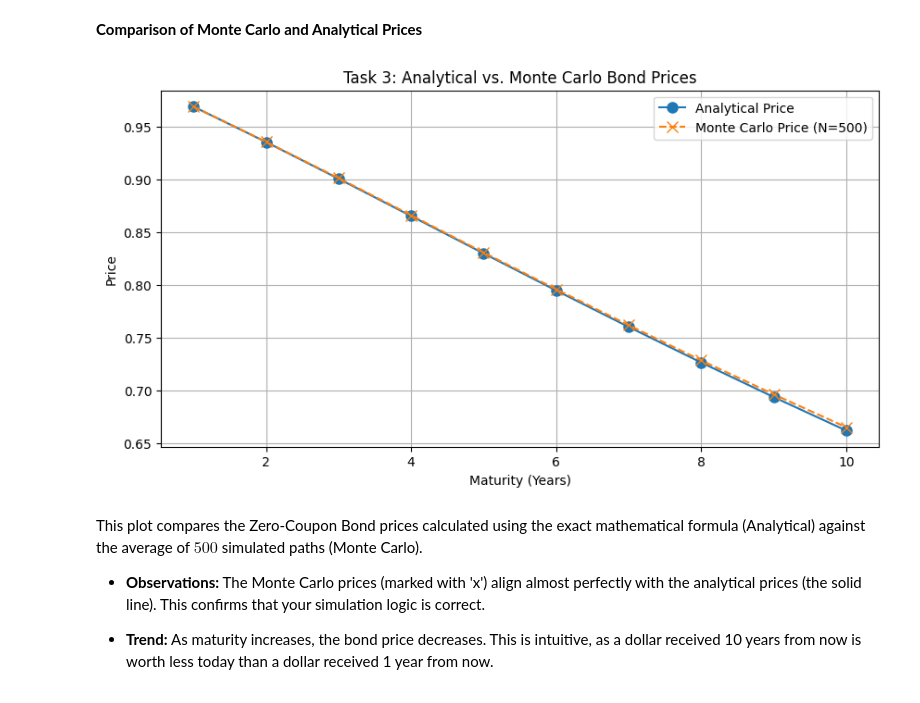
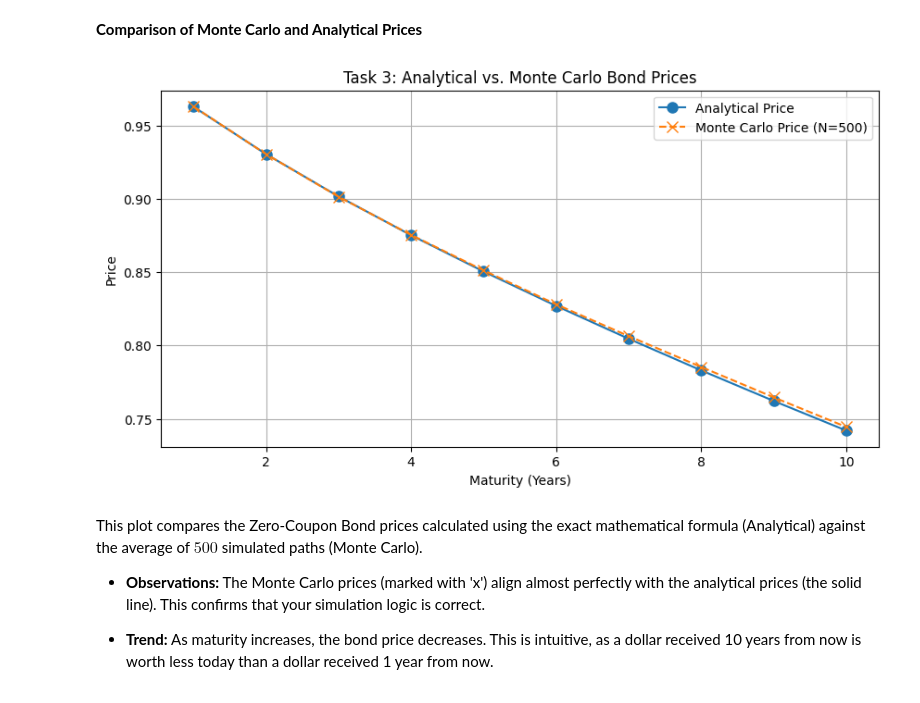
Before and after one commit to PHALMenghak/Interest-Rate-Modeling, a Jupyter notebook: cir_model.ipynb, the cells around one changed output. Drawn from its saved outputs; the diff is of its cells as text; code cells hidden in the pictures.

```diff
--- a/cir_model.ipynb
+++ b/cir_model.ipynb
@@ -29,0 +121,9 @@ Where $ Z $ is a standard normal random variable.
+# %%
+dt = 1/252
+rates = rate/100
+a, b, sigma = ols_cir(rates, dt)
+
+print("Result of Estimation : ")
+print(f"Mean reversion: a = ",a)
+print(f"Long-term mean: b = ", b)
+print(f"Volatility : sigma =",sigma)
@@ -89,17 +202,17 @@ def price_bond_mc(rates, dt):
     return np.mean(np.exp(-integral_r))
 # %%
 # Parameters
-a = 0.2
-b = 0.05
-sigma = 0.03
-r0 = 0.03
+# a = 0.2
+# b = 0.05
+# sigma = 0.03
+r0 = rates[-1][0]
 T_max = 10
 dt = 1/252
 n_steps = int(T_max / dt)
 time_grid = np.linspace(0, T_max, n_steps + 1)
 n_paths = 100
-paths = simulate_cir_paths(r0, a, b, sigma, T, dt, n_paths)
+paths = simulate_cir_paths(r0, a, b, sigma, T_max, dt, n_paths)
 mc_price = price_bond_mc(paths, dt)
 
-print(f"Monte Carlo Bond Price (5Y): {mc_price:.4f}")
+print(f"Monte Carlo Bond Price (10Y): {mc_price:.4f}")
 # %% [output]
@@ -175,40 +288,37 @@ Absolute Error: 0.0016
 # %%
 # Task 3: Compare Analytical vs Simulated Prices
 
-# Parameters
-a_base = 0.2
-b_base = 0.05
-sigma_base = 0.03
-r0 = 0.03
+
+r0 = rates[-1][0]
 T_max = 10
 dt = 1/252
 n_steps = int(T_max / dt)
 time_grid = np.linspace(0, T_max, n_steps + 1)
 n_paths = 100
 
 maturities = np.arange(1, 11)
-analytical_prices = [cir_analytical_price(r0, a_base, b_base, sigma_base, T) for T in maturities]
+analytical_prices = [cir_analytical_price(r0, a, b, sigma, T) for T in maturities]
 
 # Monte Carlo with N=500
 n_paths_mc = 500
-full_paths = simulate_cir_paths(r0, a_base, b_base, sigma_base, 10, dt, n_paths_mc)
+full_paths = simulate_cir_paths(r0, a, b, sigma, 10, dt, n_paths_mc)
 mc_prices = []
 for T in maturities:
     steps_T = int(T / dt)
     integral_r = np.sum(full_paths[:steps_T, :], axis=0) * dt
     mc_prices.append(np.mean(np.exp(-integral_r)))
 
 plt.figure(figsize=(10, 5))
 plt.plot(maturities, analytical_prices, 'o-', label='Analytical Price', markersize=8)
 plt.plot(maturities, mc_prices, 'x--', label=f'Monte Carlo Price (N={n_paths_mc})', markersize=8)
 plt.title("Task 3: Analytical vs. Monte Carlo Bond Prices")
 plt.xlabel("Maturity (Years)")
 plt.ylabel("Price")
 plt.legend()
 plt.grid(True)
 plt.show()
 # %% [output]
-[figure, old version]
+[figure, new version]
 # %% [markdown]
 This plot compares the Zero-Coupon Bond prices calculated using the exact mathematical formula (Analytical) against the average of $500$ simulated paths (Monte Carlo).
 
```
Also changed, not shown: parts of 18 cells of this notebook, 12 other files.
